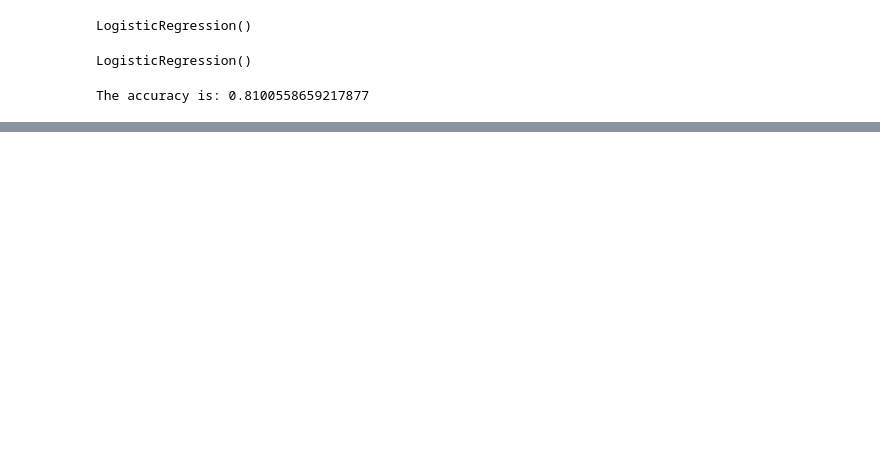
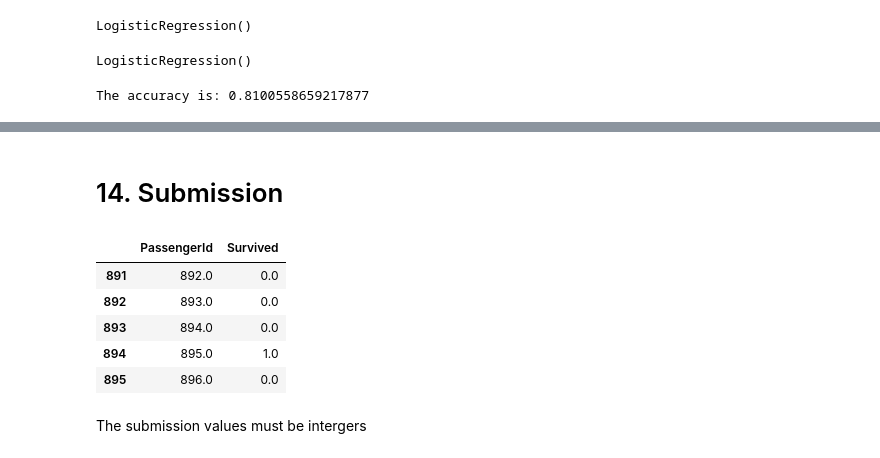
Before and after one commit to Perunu/titanic_kaggle_competition, a Jupyter notebook: titanic_exploration.ipynb, the cells around one changed output, grey strips where cells are left out. Cells and saved outputs as stored; diff of their text form; code cells hidden in the pictures; blank space fills up the shorter version.

```diff
--- a/titanic_exploration.ipynb
+++ b/titanic_exploration.ipynb
@@ -969,0 +1088,6 @@ The accuracy is: 0.8100558659217877
+# %%
+#create model object
+best_model = LGBMClassifier()
+# %%
+#train model
+best_model.fit(X, y)
@@ -969,0 +1157,15 @@ The accuracy is: 0.8100558659217877
+# %% [markdown]
+# 14. Submission
+# %%
+#create prediction dataframe
+output = pd.DataFrame({'PassengerId':test['PassengerId'], 'Survived':predictions})
+output.head()
+# %% [output]
+|  | PassengerId | Survived |
+| 891 | 892.0 | 0.0 |
+| 892 | 893.0 | 0.0 |
+| 893 | 894.0 | 0.0 |
+| 894 | 895.0 | 1.0 |
+| 895 | 896.0 | 0.0 |
+# %% [markdown]
+The submission values must be intergers
```
Also changed, not shown: parts of 82 cells of this notebook, 9 other files.
